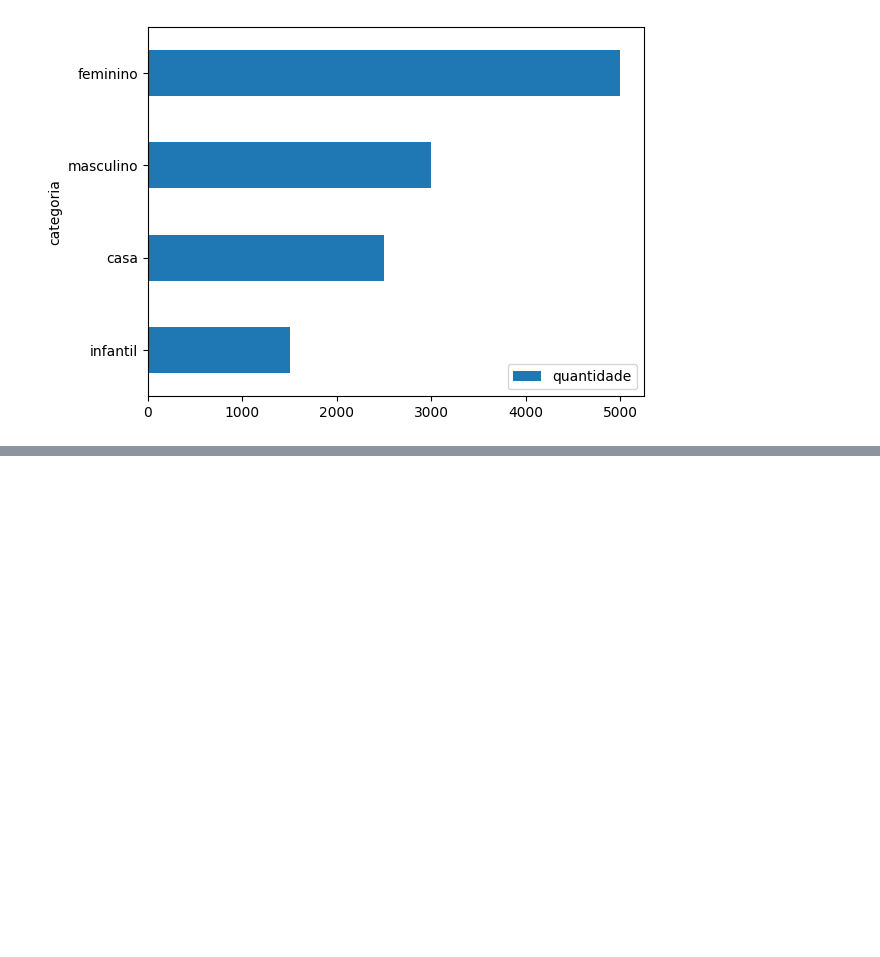
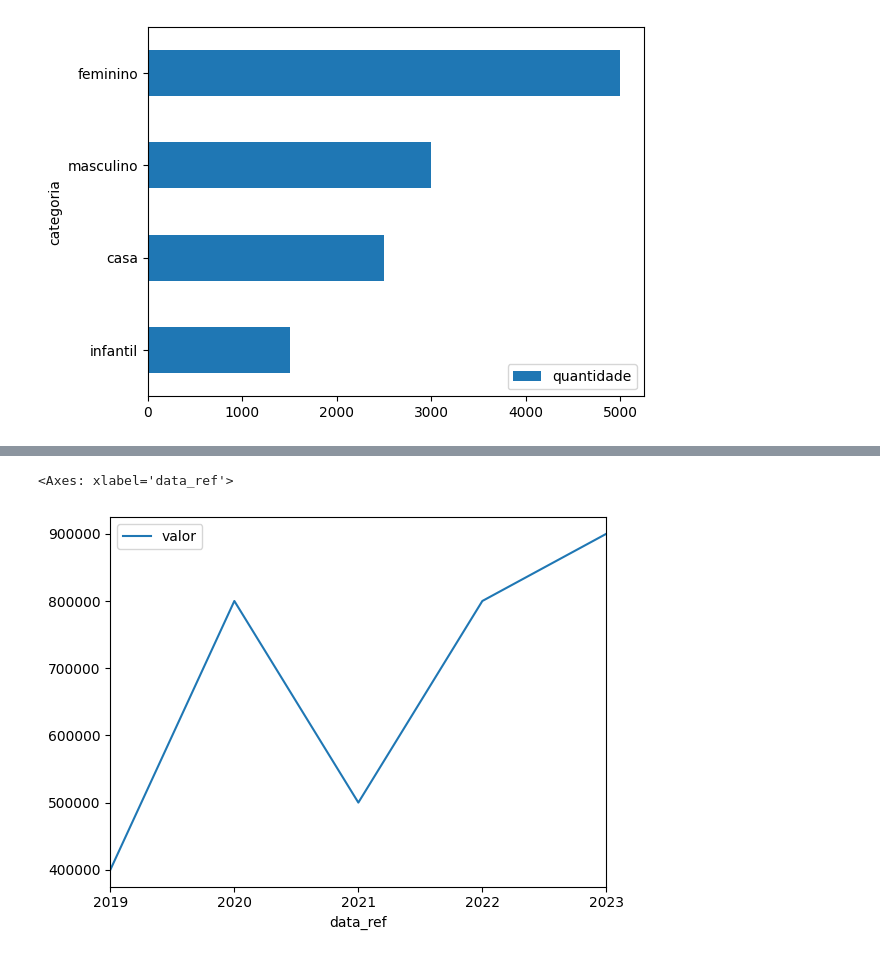
Before and after one commit to leuzindev/fundamentals-of-statistics, a Jupyter notebook: statistics-dev.ipynb, the cells around one changed output, grey strips where cells are left out. Cells and saved outputs as stored; diff of their text form; code cells hidden in the pictures; blank space fills up the shorter version.

```diff
--- a/statistics-dev.ipynb
+++ b/statistics-dev.ipynb
@@ -233,0 +258,11 @@ df_vendas.sort_values('quantidade').plot.barh(
+# %%
+# Gerar DataFrame com dados temporais
+
+dict_faturamento = {
+  'data_ref' : [
+    '2019-01-01', '2020-01-01', '2021-01-01', '2022-01-01', '2023-01-01',
+  ],
+  'valor': [
+    400000, 800000, 500000, 800000, 900000
+  ]
+}
@@ -233,0 +278,2 @@ df_vendas.sort_values('quantidade').plot.barh(
+# %%
+df_faturamento = pd.DataFrame.from_dict(dict_faturamento)
@@ -233,0 +301,12 @@ df_vendas.sort_values('quantidade').plot.barh(
+# %%
+df_faturamento['data_ref'] = pd.to_datetime(df_faturamento['data_ref'])
+# %%
+# Gráfico de Linhas
+
+df_faturamento.plot.line(
+  x='data_ref',
+  y='valor'
+)
+# %% [output]
+<Axes: xlabel='data_ref'>
+[figure, added]
```
Also changed, not shown: parts of 6 cells of this notebook.
